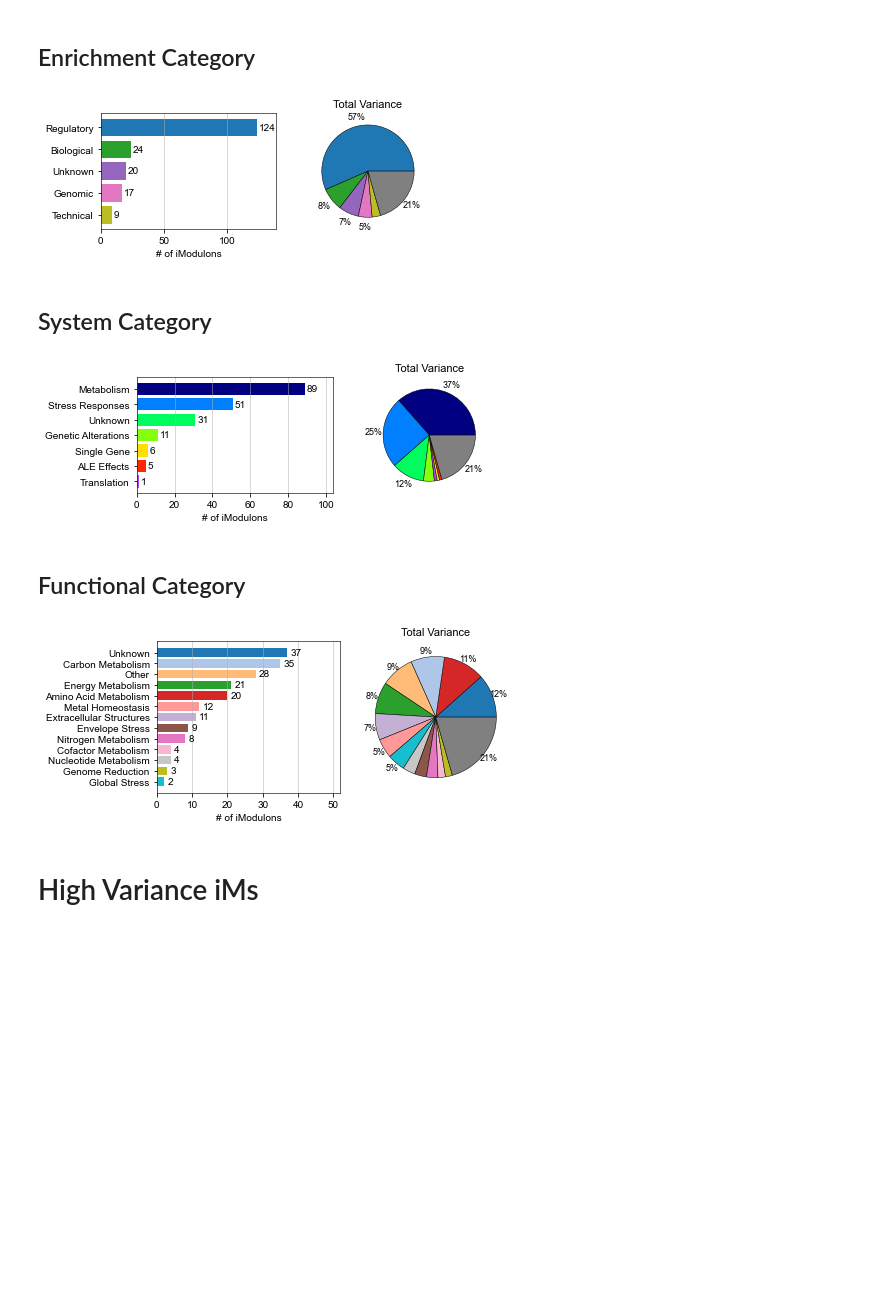
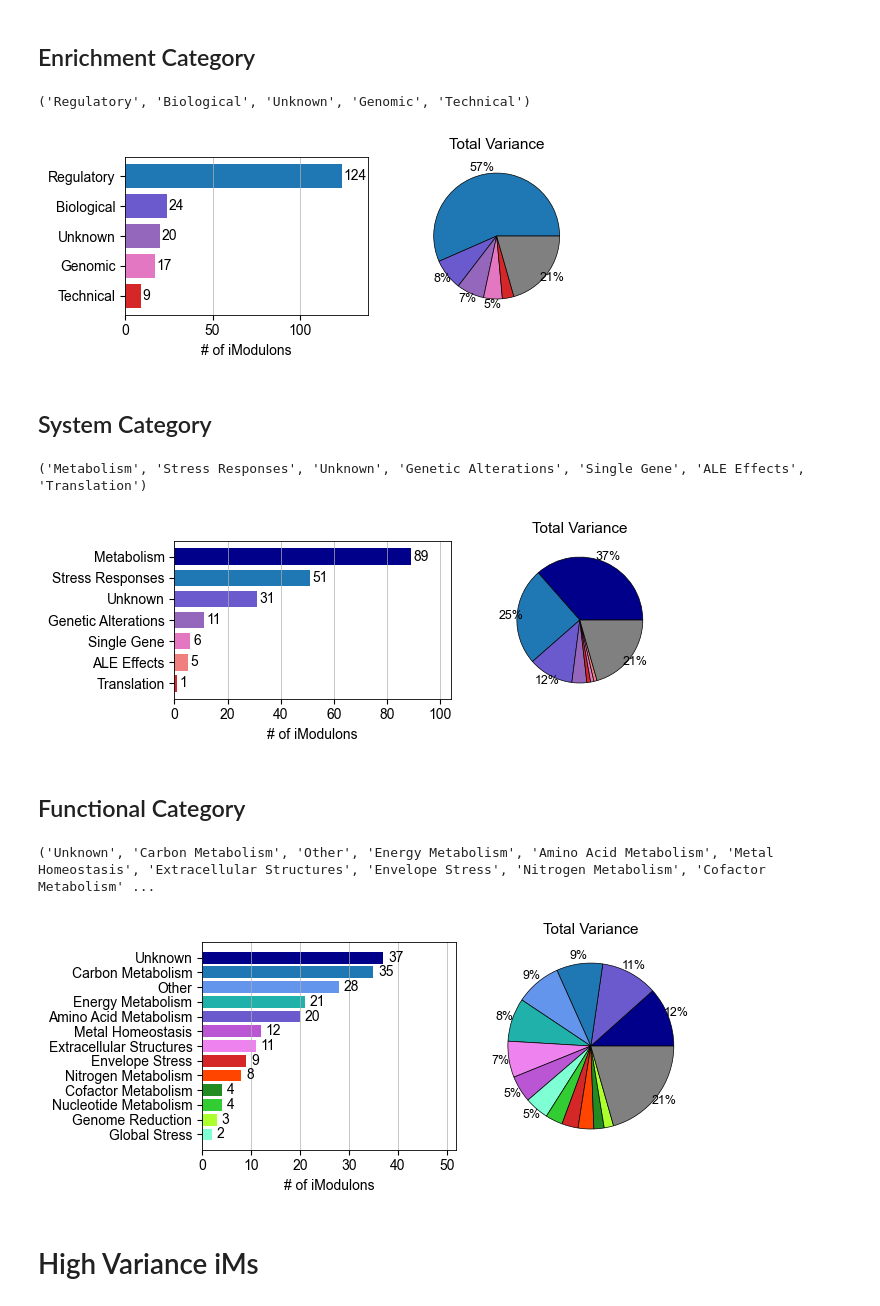
Before and after one commit to SBRG/precise1k, a Jupyter notebook: notebooks/k12_modulome/6__summarize_imodulons.ipynb, the cells around one changed output. Saved outputs shown, nothing was run; the diff lists cells and outputs as text; code cells hidden in the pictures; blank space fills up the shorter version.

Commit message:
Update public K-12 notebooks/figures

```diff
--- a/notebooks/k12_modulome/6__summarize_imodulons.ipynb
+++ b/notebooks/k12_modulome/6__summarize_imodulons.ipynb
@@ -42,11 +42,15 @@ imod_table = ica_data.imodulon_table
 # %% [markdown]
 ## bar_and_pie Function
 # %%
-def bar_and_pie(category, figsize=(6, 2.5), cmap='tab10', im_table=imod_table):
+def bar_and_pie(category, figsize=(6, 2.5), colors=None, im_table=imod_table):
     imod_cat_counts = Counter(im_table[category])
     sorted_cats, sorted_counts = zip(*sorted(list(imod_cat_counts.items()), key=lambda tup: tup[1], reverse=True))
-    color_dict = dict(zip(sorted_cats, [pylab.get_cmap(cmap)(i/(len(sorted_cats))) for i in range(0,len(sorted_cats))]))
+    if colors is not None:
+        color_dict = dict(zip(sorted_cats, colors))
+    else:
+        color_dict = dict(zip(sorted_cats, [pylab.get_cmap('tab10')(i/(len(sorted_cats))) for i in range(0,len(sorted_cats))]))
     color_dict['Unexplained'] = 'gray'
+    print(sorted_cats)
 
     fig, (ax_bar, ax_pie_var) = plt.subplots(1, 2, figsize=figsize)
 
@@ -95,19 +99,21 @@ def bar_and_pie(category, figsize=(6, 2.5), cmap='tab10', im_table=imod_table):
 # %% [markdown]
 ## Enrichment Category
 # %%
-fig_enrich = bar_and_pie('enrichment_category', cmap='tab10', figsize=(6, 2.5))
+fig_enrich = bar_and_pie('enrichment_category', colors=['tab:blue', 'slateblue', 'tab:purple', 'tab:pink', 'tab:red'], figsize=(6, 2.5))
 plt.savefig(os.path.join(FIG_PATH, 'iM_summary_enrichment.svg'), bbox_inches='tight', dpi=400)
 plt.savefig(os.path.join(FIG_PATH, 'iM_summary_enrichment.png'), bbox_inches='tight', dpi=400)
 # %% [output]
+('Regulatory', 'Biological', 'Unknown', 'Genomic', 'Technical')
-[figure, old version]
+[figure, new version]
 # %% [markdown]
 ## System Category
 # %%
-fig_system = bar_and_pie('system_category', figsize=(7, 2.5), cmap='gist_ncar')
+fig_system = bar_and_pie('system_category', figsize=(7, 2.5), colors=['darkblue', 'tab:blue', 'slateblue', 'tab:purple', 'tab:pink', 'lightcoral', 'tab:red'])
 plt.savefig(os.path.join(FIG_PATH, 'iM_summary_system.svg'), bbox_inches='tight', dpi=400)
 plt.savefig(os.path.join(FIG_PATH, 'iM_summary_system.png'), bbox_inches='tight', dpi=400)
 # %% [output]
+('Metabolism', 'Stress Responses', 'Unknown', 'Genetic Alterations', 'Single Gene', 'ALE Effects', 'Translation')
-[figure, old version]
+[figure, new version]
 # %% [markdown]
 ## Functional Category
 # %%
@@ -122,11 +128,15 @@ other_cats = [tup[0] for tup in sorted_cat_to_var[n_max:]]
 func_im_table = imod_table.copy()
 func_im_table = func_im_table.assign(functional_category=func_im_table['functional_category'].apply(lambda cat: 'Other' if cat in other_cats else cat))
 # %%
-fig_system = bar_and_pie('functional_category', figsize=(7, 3), cmap='tab20', im_table=func_im_table)
+func_cols = ['darkblue', 'tab:blue', 'cornflowerblue', 'lightseagreen',
+                                'slateblue', 'mediumorchid', 'violet', 'tab:red',
+                                 'orangered', 'forestgreen', 'limegreen', 'greenyellow', 'aquamarine']
+fig_system = bar_and_pie('functional_category', figsize=(7, 3), colors=func_cols, im_table=func_im_table)
 plt.savefig(os.path.join(FIG_PATH, 'iM_summary_function.svg'), bbox_inches='tight', dpi=400)
 plt.savefig(os.path.join(FIG_PATH, 'iM_summary_function.png'), bbox_inches='tight', dpi=400)
 # %% [output]
+('Unknown', 'Carbon Metabolism', 'Other', 'Energy Metabolism', 'Amino Acid Metabolism', 'Metal Homeostasis', 'Extracellular Structures', 'Envelope Stress', 'Nitrogen Metabolism', 'Cofactor Metabolism' ...
-[figure, old version]
+[figure, new version]
 # %% [markdown]
 # High Variance iMs
 # %%
```
Also changed, not shown: parts of 19 cells of this notebook, 41 other files.
